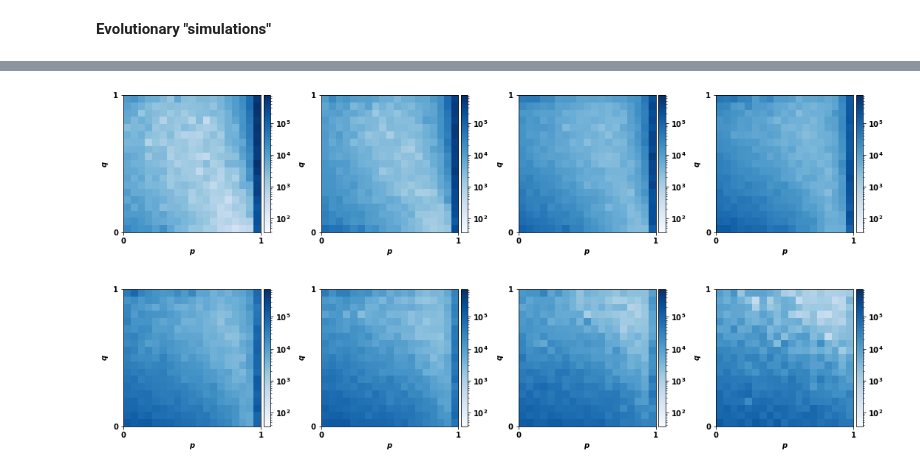
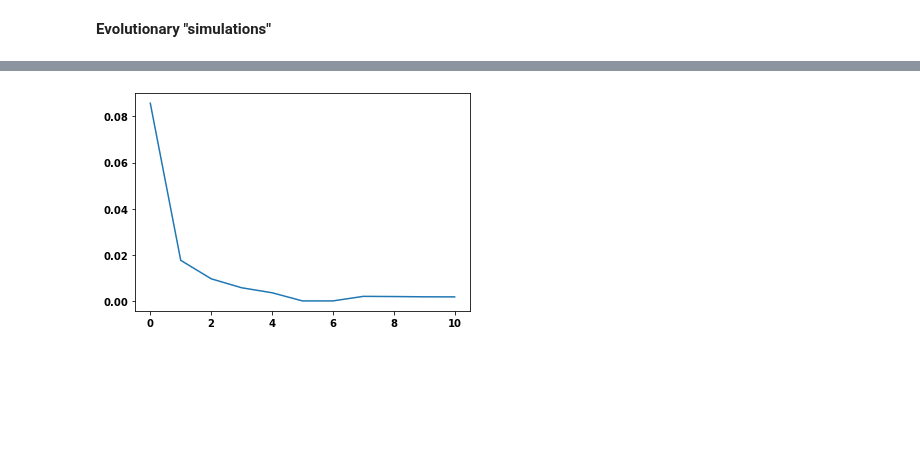
Before and after one commit to Nikoleta-v3/conditional-cooperation-with-longer-memory, a Jupyter notebook: Numerical simulations.ipynb, the cells around one changed output, grey strips where cells are left out. Drawn from its saved outputs; the diff is of its cells as text; code cells hidden in the pictures; blank space fills up the shorter version.

Commit message:
reactive three bits

```diff
--- a/Numerical simulations.ipynb
+++ b/Numerical simulations.ipynb
@@ -135,2 +311,8 @@ def frequencies(dfs):
+# %%
+high_cs = [ 1 ,  1.9,  2.8,  3.7,  4.6,  5.5,  6.4,  7.3,  8.2,  9.1, 10 ]
+# %%
+dfs = [pd.read_csv(f"data/matlab_three_bits_beta_1_seed_1_c_{c}.csv", names=names) for c in high_cs]
+# %%
+dfs = [df.drop_duplicates() for df in dfs]
 # %%
 dfs = frequencies(dfs)
@@ -139,3 +319,2 @@ df2s = frequencies(df2s)
 # %%
-points = [[sum(df['frequencies norm'] * df['cooperation']) for df in dfs],
-          [sum(df['frequencies norm'] * df['cooperation']) for df in df2s]]
+points = [sum(df['frequencies norm'] * df['cooperation']) for df in dfs]
@@ -227,23 +321,4 @@ max_ = max([heatmap.max() for heatmap in heatmaps])
-# %%
-fig, axes = plt.subplots(nrows=2, ncols=4, figsize=(15, 7.5))
-
-for i, heatmap in enumerate(heatmaps[1:-1]):
-
-    index = (int(i / 4), (i % 4))
-
-    im = axes[index].imshow(heatmap.T, extent=extent, origin="lower",
-                            norm=colors.LogNorm(vmin=min_, vmax=max_),
-                            cmap=blues)
-
-    divider = make_axes_locatable(axes[index])
-    cax = divider.append_axes('right', size='5%', pad=0.05)
-    fig.colorbar(im, cax=cax, orientation='vertical')
-
-    axes[index].set_xticks(np.linspace(0, 1, 2))
-    axes[index].set_yticks(np.linspace(0, 1, 2));
-    axes[index].set_xlabel("$p$")
-    axes[index].set_ylabel("$q$")
-
-plt.tight_layout()
-# %% [output]
-[figure, removed]
+# %%
+plt.plot(points);
+# %% [output]
+[figure, added]
```
Also changed, not shown: parts of 40 cells of this notebook, 10 other files.
